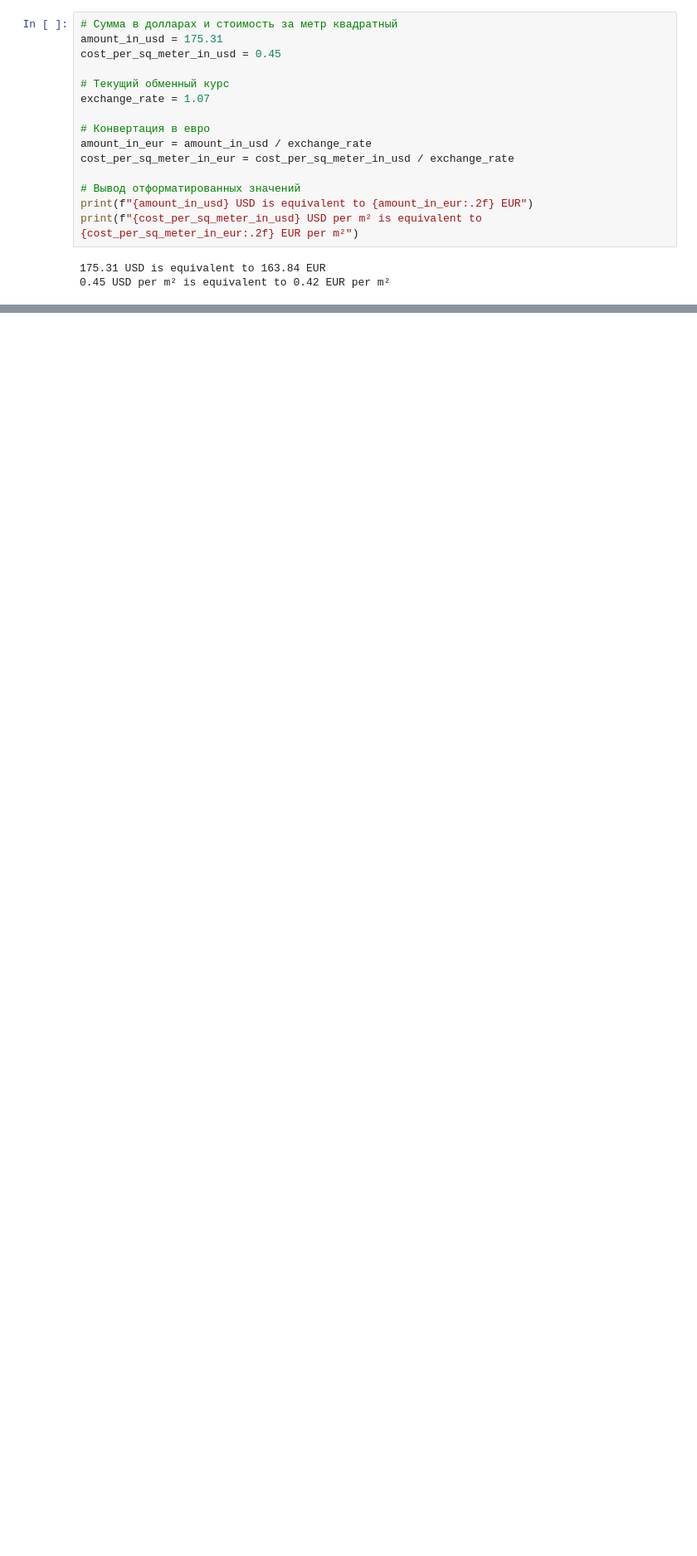
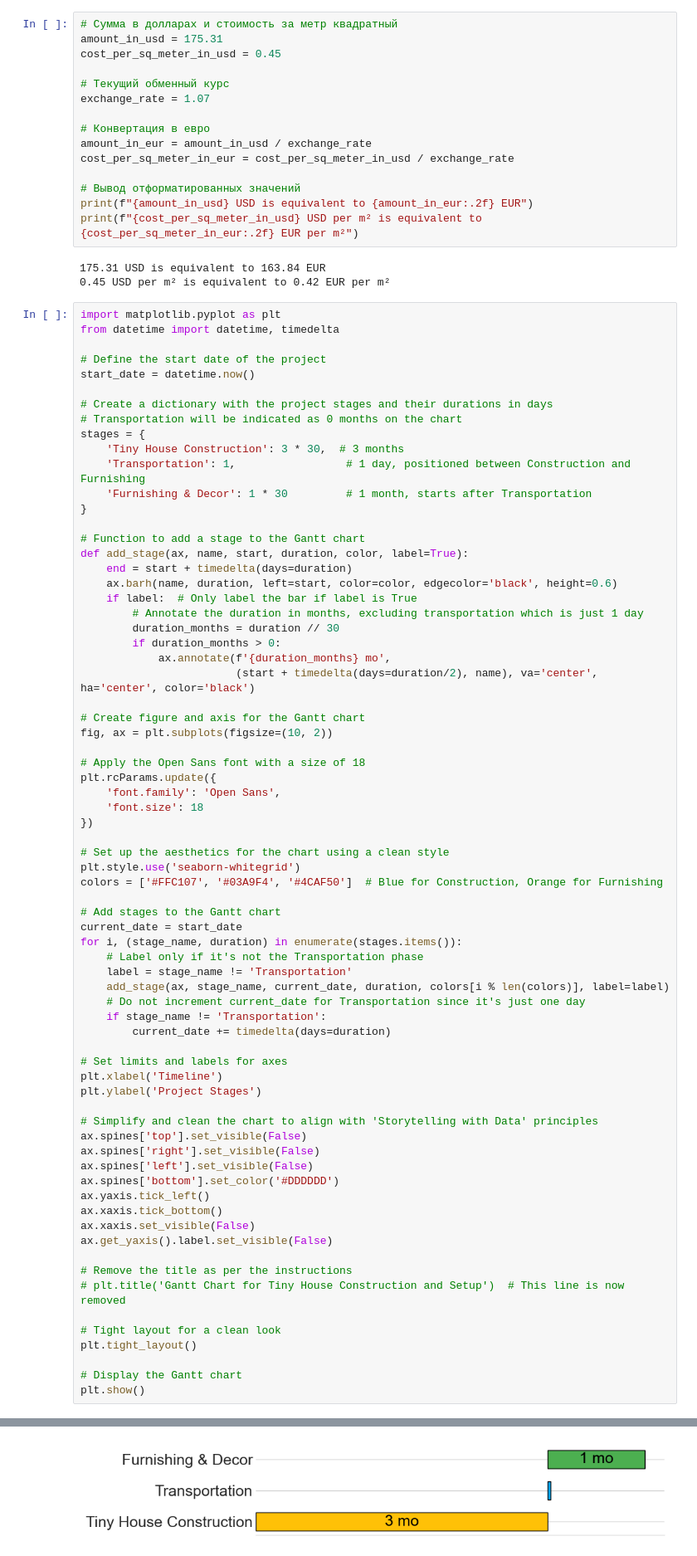
Before and after one commit to Alexey3250/CZ_Real_Estate_Analysis, a Jupyter notebook: dashboard.ipynb, the cells around one changed output, grey strips where cells are left out. Shown: that part at 83% size. Saved outputs shown, nothing was run; the diff lists cells and outputs as text; blank space fills up the shorter version.

```diff
--- a/dashboard.ipynb
+++ b/dashboard.ipynb
@@ -550,3 +538,75 @@ print(f"{cost_per_sq_meter_in_usd} USD per m² is equivalent to {cost_per_sq_met
 # %% [output]
 175.31 USD is equivalent to 163.84 EUR
 0.45 USD per m² is equivalent to 0.42 EUR per m²
+# %%
+import matplotlib.pyplot as plt
+from datetime import datetime, timedelta
+
+# Define the start date of the project
+start_date = datetime.now()
+
+# Create a dictionary with the project stages and their durations in days
+# Transportation will be indicated as 0 months on the chart
+stages = {
+    'Tiny House Construction': 3 * 30,  # 3 months
+    'Transportation': 1,                 # 1 day, positioned between Construction and Furnishing
+    'Furnishing & Decor': 1 * 30         # 1 month, starts after Transportation
+}
+
+# Function to add a stage to the Gantt chart
+def add_stage(ax, name, start, duration, color, label=True):
+    end = start + timedelta(days=duration)
+    ax.barh(name, duration, left=start, color=color, edgecolor='black', height=0.6)
+    if label:  # Only label the bar if label is True
+        # Annotate the duration in months, excluding transportation which is just 1 day
+        duration_months = duration // 30
+        if duration_months > 0:
+            ax.annotate(f'{duration_months} mo',
+                        (start + timedelta(days=duration/2), name), va='center', ha='center', color='black')
+
+# Create figure and axis for the Gantt chart
+fig, ax = plt.subplots(figsize=(10, 2))
+
+# Apply the Open Sans font with a size of 18
+plt.rcParams.update({
+    'font.family': 'Open Sans',
+    'font.size': 18
+})
+
+# Set up the aesthetics for the chart using a clean style
+plt.style.use('seaborn-whitegrid')
+colors = ['#FFC107', '#03A9F4', '#4CAF50']  # Blue for Construction, Orange for Furnishing
+
+# Add stages to the Gantt chart
+current_date = start_date
+for i, (stage_name, duration) in enumerate(stages.items()):
+    # Label only if it's not the Transportation phase
+    label = stage_name != 'Transportation'
+    add_stage(ax, stage_name, current_date, duration, colors[i % len(colors)], label=label)
+    # Do not increment current_date for Transportation since it's just one day
+    if stage_name != 'Transportation':
+        current_date += timedelta(days=duration)
+
+# Set limits and labels for axes
+plt.xlabel('Timeline')
+plt.ylabel('Project Stages')
+
+# Simplify and clean the chart to align with 'Storytelling with Data' principles
+ax.spines['top'].set_visible(False)
+ax.spines['right'].set_visible(False)
+ax.spines['left'].set_visible(False)
+ax.spines['bottom'].set_color('#DDDDDD')
+ax.yaxis.tick_left()
+ax.xaxis.tick_bottom()
+ax.xaxis.set_visible(False)
+ax.get_yaxis().label.set_visible(False)
+
+# Remove the title as per the instructions
+# plt.title('Gantt Chart for Tiny House Construction and Setup')  # This line is now removed
+
+# Tight layout for a clean look
+plt.tight_layout()
+
+# Display the Gantt chart
+plt.show()
+# %% [output]
@@ -552,0 +614 @@ print(f"{cost_per_sq_meter_in_usd} USD per m² is equivalent to {cost_per_sq_met
+[figure, added]
```
Also changed, not shown: parts of 4 cells of this notebook.
